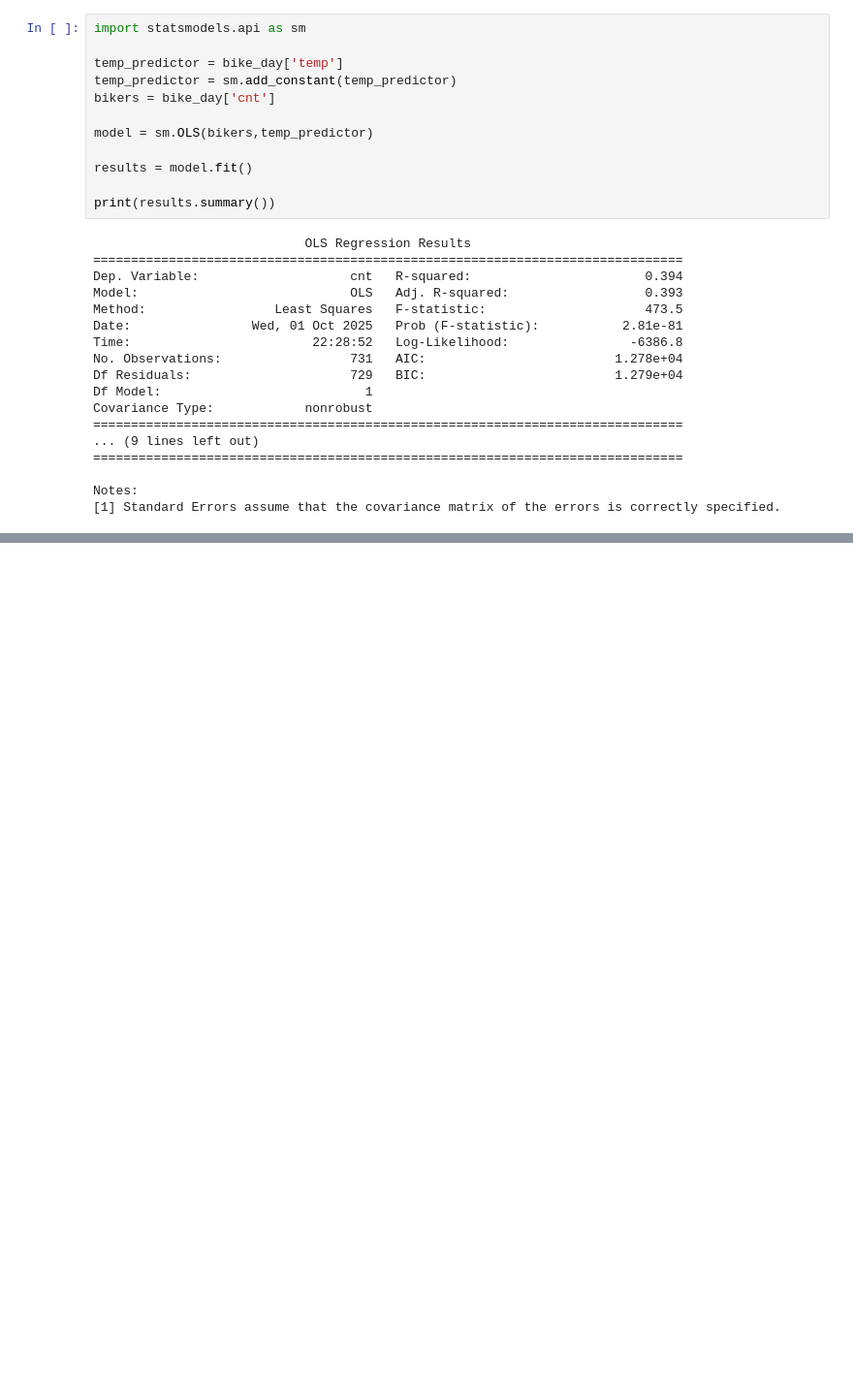
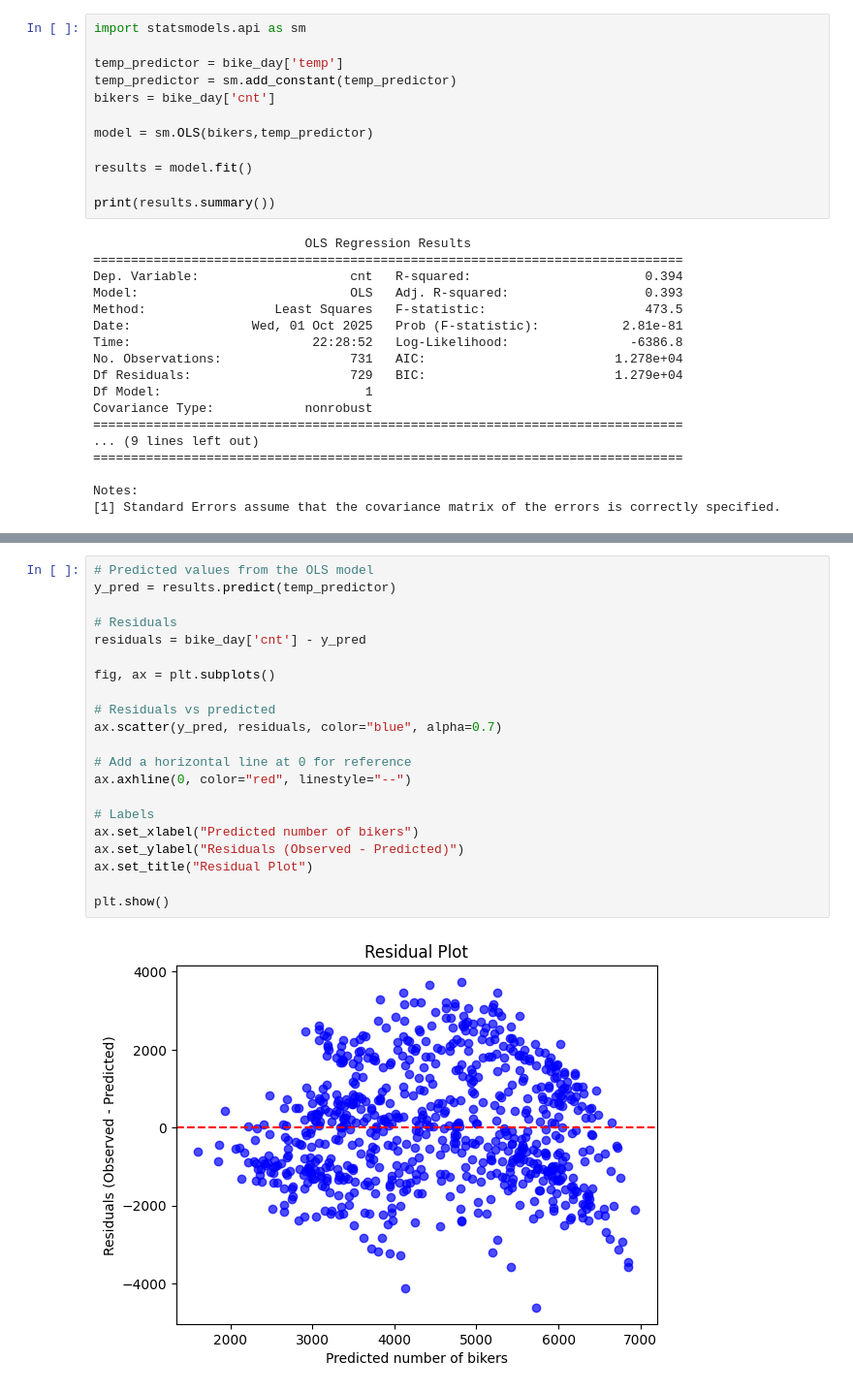
Before and after one commit to griffin-nemoto/CSE2600-HW, a Jupyter notebook: hw2/homework2.ipynb, the cells around one changed output, grey strips where cells are left out. Shown at 97% size. Cells and saved outputs as stored; diff of their text form; blank space fills up the shorter version.

```diff
--- a/hw2/homework2.ipynb
+++ b/hw2/homework2.ipynb
@@ -34,0 +65,23 @@ Notes:
+# %%
+# Predicted values from the OLS model
+y_pred = results.predict(temp_predictor)
+
+# Residuals
+residuals = bike_day['cnt'] - y_pred
+
+fig, ax = plt.subplots()
+
+# Residuals vs predicted
+ax.scatter(y_pred, residuals, color="blue", alpha=0.7)
+
+# Add a horizontal line at 0 for reference
+ax.axhline(0, color="red", linestyle="--")
+
+# Labels
+ax.set_xlabel("Predicted number of bikers")
+ax.set_ylabel("Residuals (Observed - Predicted)")
+ax.set_title("Residual Plot")
+
+plt.show()
+# %% [output]
+[figure, added]
```
Also changed, not shown: parts of 8 cells of this notebook.
